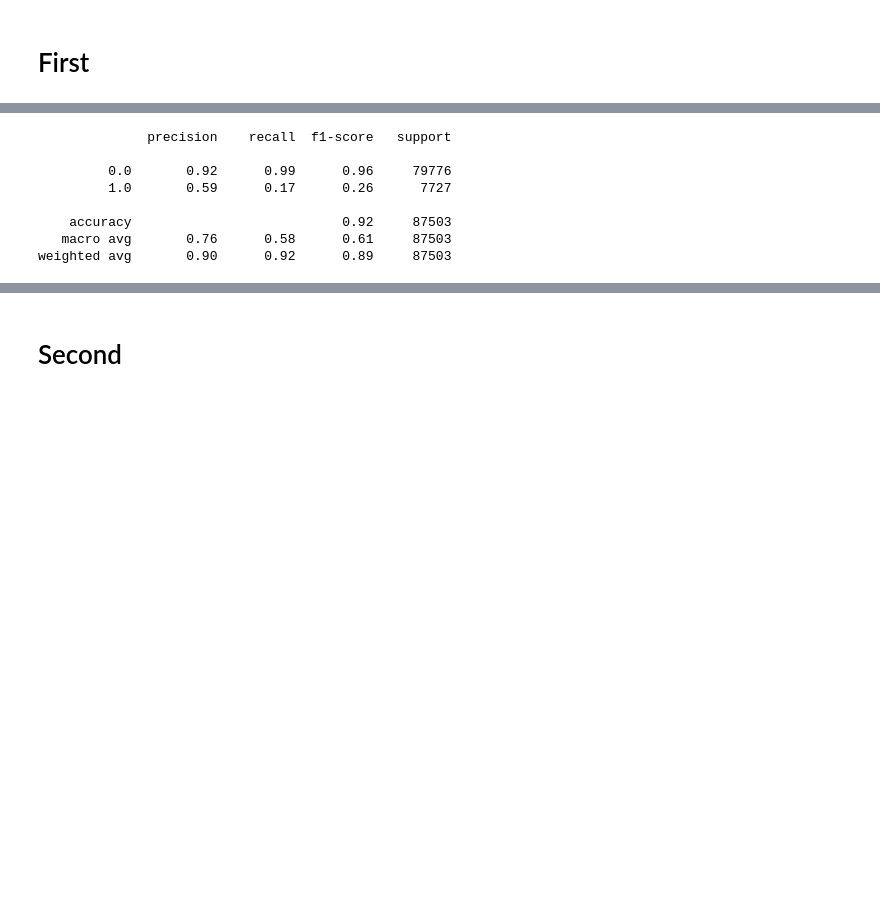
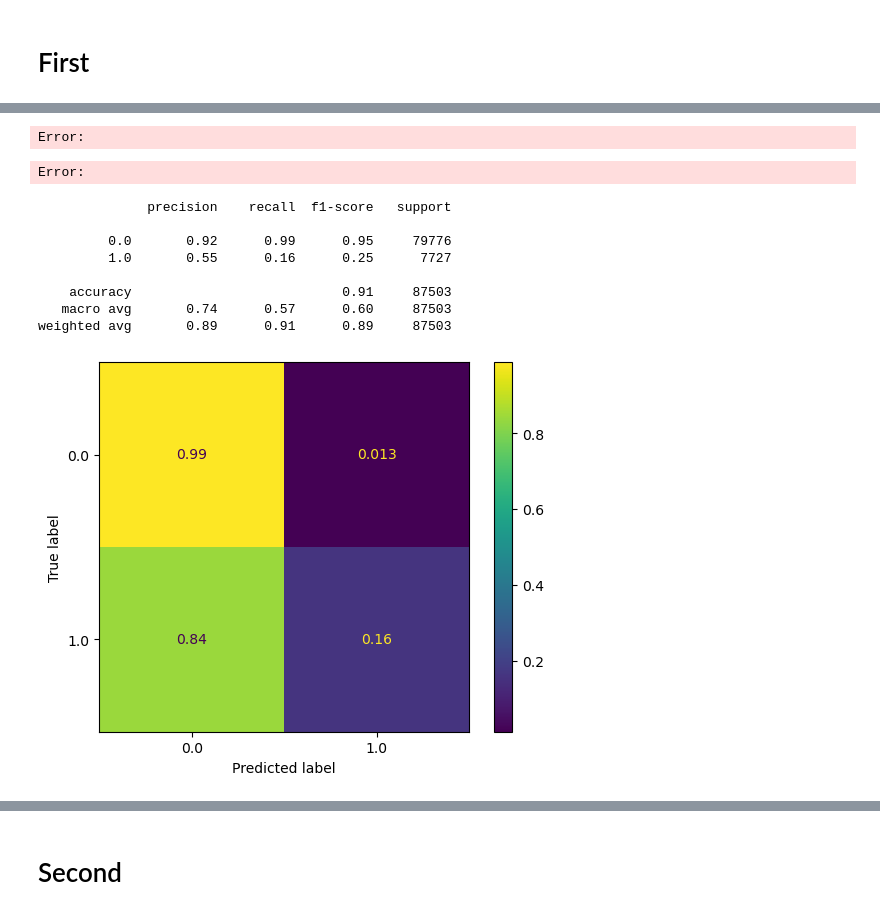
Before and after one commit to Hiram32/Springboard, a Jupyter notebook: Capstone_Project_2/Code/Modeling.ipynb, the cells around one changed output, grey strips where cells are left out. Cells and saved outputs as stored; diff of their text form; code cells hidden in the pictures; blank space fills up the shorter version.

```diff
--- a/Capstone_Project_2/Code/Modeling.ipynb
+++ b/Capstone_Project_2/Code/Modeling.ipynb
@@ -12,7 +18,14 @@ import os
 with open('../Data/preprocessed.pkl.zip', 'rb') as f:
     _ = pickle.load(f)
     col_names = pickle.load(f)
+    X = pickle.load(f)
+    y = pickle.load(f)
+    cat_slice = pickle.load(f)
+    skewed_slice = pickle.load(f)
+    non_skewed_slice = pickle.load(f)
+    '''
     X_train = pickle.load(f)
     X_test = pickle.load(f)
     y_train = pickle.load(f)
     y_test = pickle.load(f)
+    '''
@@ -23,3 +80,10 @@ X_train.shape, y_train.shape, X_test.shape, y_test.shape
+# %%
+%%time
+
+cv_scores = cross_val_score(pipeline, X, y, scoring='roc_auc')
+# %% [output]
+Error:
+Error:
 # %%
 path = '../Data/first_log_model.pkl'
 if not os.path.exists(path):
@@ -36,9 +100,14 @@ print(classification_report(y_test, y_pred))
 # %% [output]
               precision    recall  f1-score   support
 
-         0.0       0.92      0.99      0.96     79776
-         1.0       0.59      0.17      0.26      7727
+         0.0       0.92      0.99      0.95     79776
+         1.0       0.55      0.16      0.25      7727
 
-    accuracy                           0.92     87503
-   macro avg       0.76      0.58      0.61     87503
-weighted avg       0.90      0.92      0.89     87503
+    accuracy                           0.91     87503
+   macro avg       0.74      0.57      0.60     87503
+weighted avg       0.89      0.91      0.89     87503
+# %%
+ConfusionMatrixDisplay.from_predictions(y_test, y_pred, normalize='true')
+plt.show()
+# %% [output]
+[figure, added]
```
Also changed, not shown: parts of 47 cells of this notebook, 2 other files.
